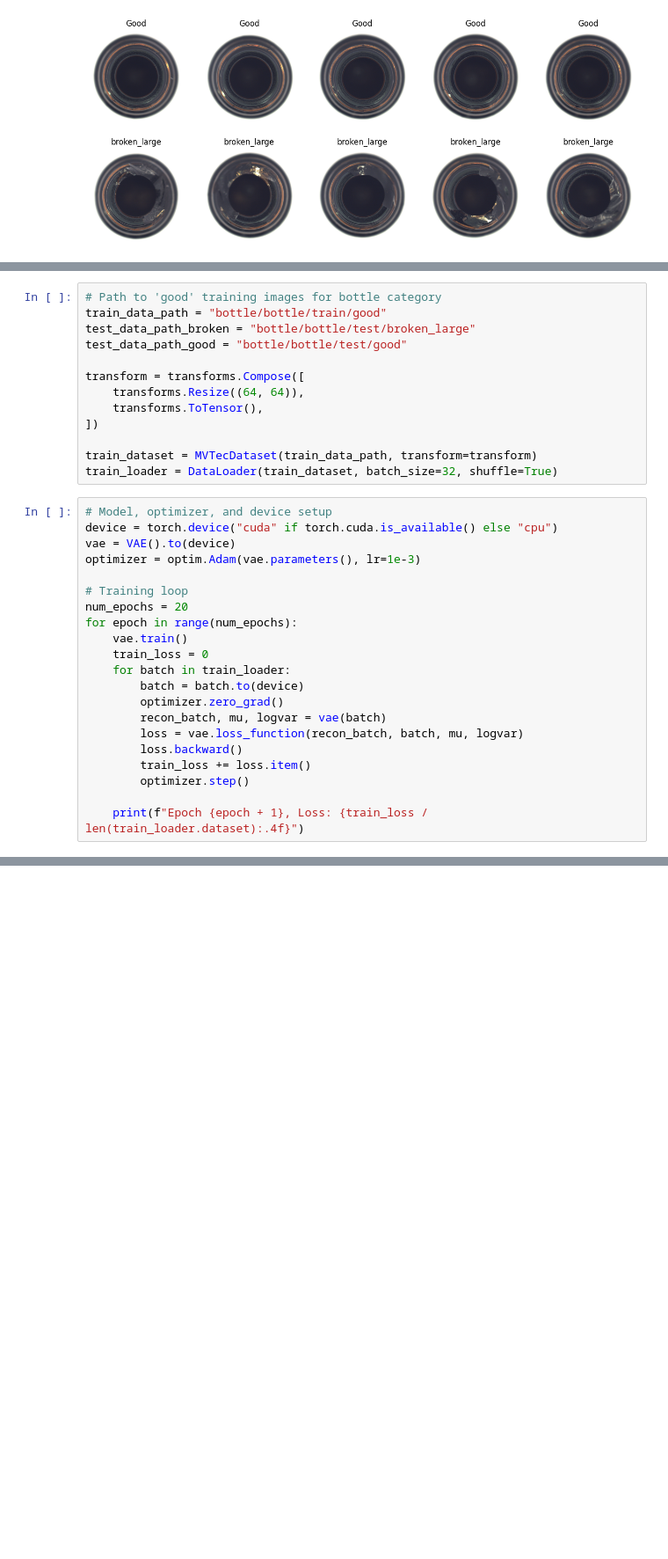
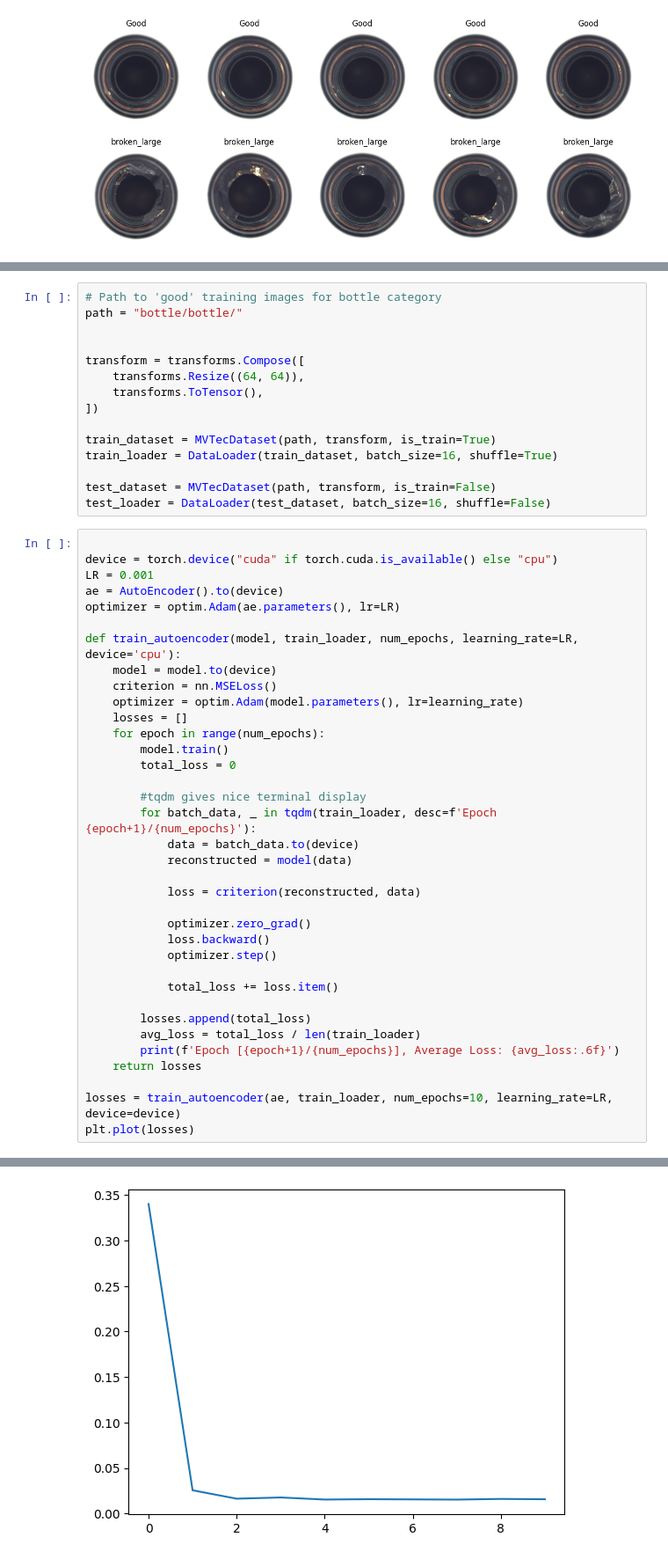
Before and after one commit to xZenshin/Anomaly-Detection, a Jupyter notebook: Anomaly_Detector_3000.ipynb, the cells around one changed output, grey strips where cells are left out. Shown at 88% size. Drawn from its saved outputs; the diff is of its cells as text; blank space fills up the shorter version.

```diff
--- a/Anomaly_Detector_3000.ipynb
+++ b/Anomaly_Detector_3000.ipynb
@@ -117,35 +140,52 @@ class MVTecDataset(Dataset):
 # %%
 # Path to 'good' training images for bottle category
-train_data_path = "bottle/bottle/train/good"
-test_data_path_broken = "bottle/bottle/test/broken_large"
-test_data_path_good = "bottle/bottle/test/good"
+path = "bottle/bottle/"
+
 
 transform = transforms.Compose([
     transforms.Resize((64, 64)),
     transforms.ToTensor(),
 ])
 
-train_dataset = MVTecDataset(train_data_path, transform=transform)
-train_loader = DataLoader(train_dataset, batch_size=32, shuffle=True)
+train_dataset = MVTecDataset(path, transform, is_train=True)
+train_loader = DataLoader(train_dataset, batch_size=16, shuffle=True)
+
+test_dataset = MVTecDataset(path, transform, is_train=False)
+test_loader = DataLoader(test_dataset, batch_size=16, shuffle=False)
 # %%
-# Model, optimizer, and device setup
+
 device = torch.device("cuda" if torch.cuda.is_available() else "cpu")
-vae = VAE().to(device)
-optimizer = optim.Adam(vae.parameters(), lr=1e-3)
+LR = 0.001
+ae = AutoEncoder().to(device)
+optimizer = optim.Adam(ae.parameters(), lr=LR)
 
-# Training loop
-num_epochs = 20
-for epoch in range(num_epochs):
-    vae.train()
-    train_loss = 0
-    for batch in train_loader:
-        batch = batch.to(device)
-        optimizer.zero_grad()
-        recon_batch, mu, logvar = vae(batch)
-        loss = vae.loss_function(recon_batch, batch, mu, logvar)
-        loss.backward()
-        train_loss += loss.item()
-        optimizer.step()
+def train_autoencoder(model, train_loader, num_epochs, learning_rate=LR, device='cpu'):
+    model = model.to(device)
+    criterion = nn.MSELoss()
+    optimizer = optim.Adam(model.parameters(), lr=learning_rate)
+    losses = []
+    for epoch in range(num_epochs):
+        model.train()
+        total_loss = 0
 
-    print(f"Epoch {epoch + 1}, Loss: {train_loss / len(train_loader.dataset):.4f}")
+        #tqdm gives nice terminal display
+        for batch_data, _ in tqdm(train_loader, desc=f'Epoch {epoch+1}/{num_epochs}'):
+            data = batch_data.to(device)
+            reconstructed = model(data)
+
+            loss = criterion(reconstructed, data)
+
+            optimizer.zero_grad()
+            loss.backward()
+            optimizer.step()
+
+            total_loss += loss.item()
+
+        losses.append(total_loss)
+        avg_loss = total_loss / len(train_loader)
+        print(f'Epoch [{epoch+1}/{num_epochs}], Average Loss: {avg_loss:.6f}')
+    return losses
+
+losses = train_autoencoder(ae, train_loader, num_epochs=10, learning_rate=LR, device=device)
+plt.plot(losses)
 # %% [output]
@@ -172 +203,2 @@ Epoch 20, Loss: 1510.5833
+[figure, added]
 # %%
```
Also changed, not shown: parts of 6 cells of this notebook, 1 other file.
